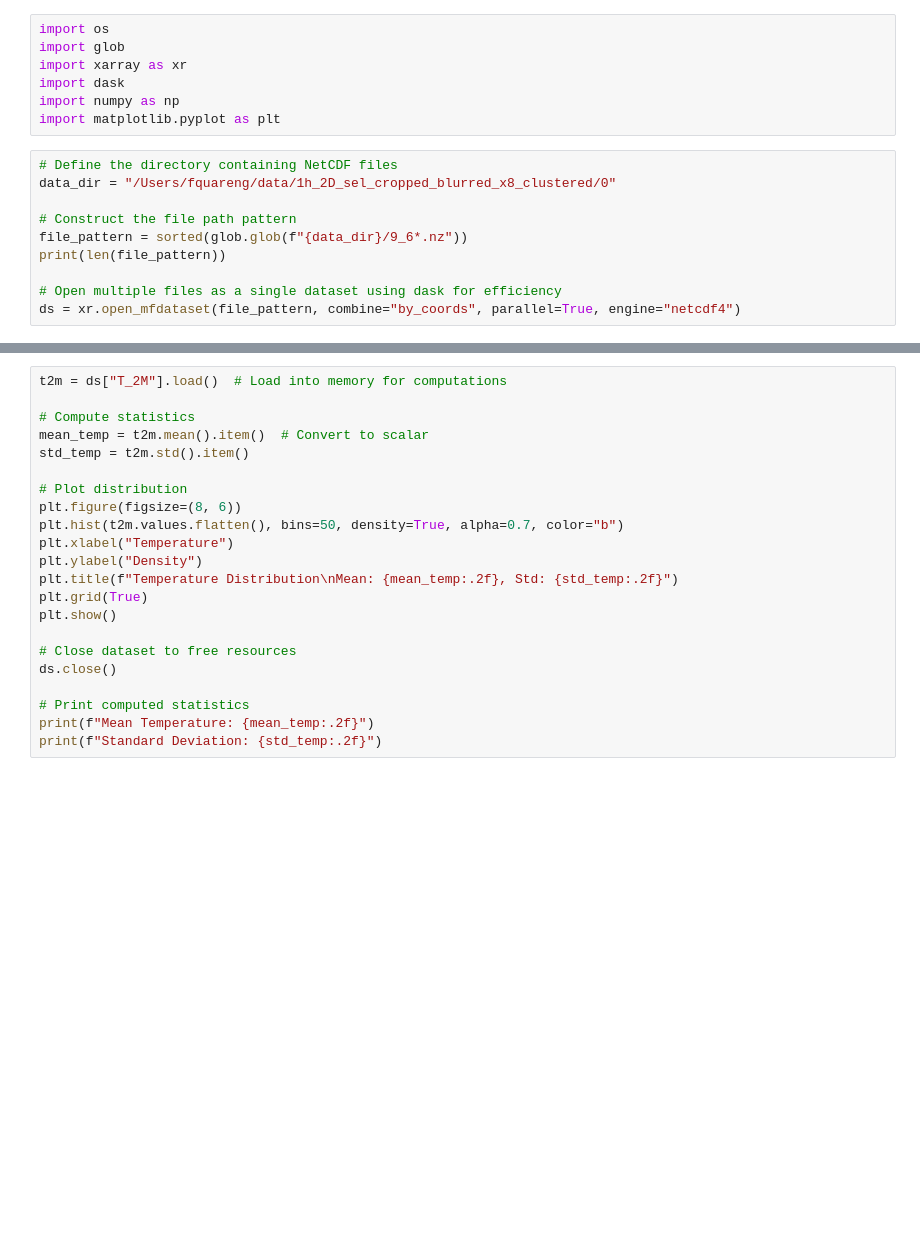
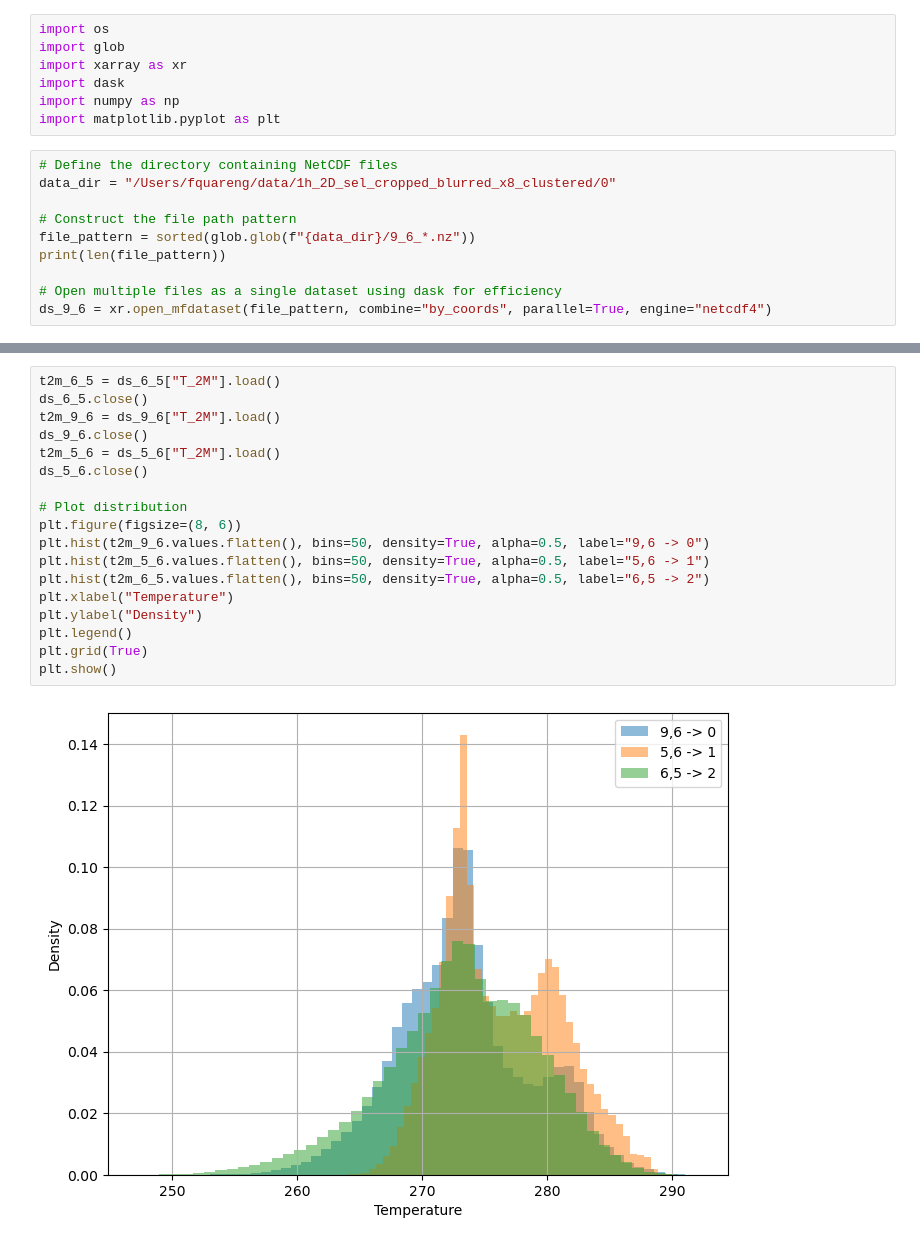
Before and after one commit to fquaren/AdaptationSandbox, a Jupyter notebook: notebooks/domains_analysis.ipynb, the cells around one changed output, grey strips where cells are left out. Saved outputs shown, nothing was run; the diff lists cells and outputs as text; blank space fills up the shorter version.

```diff
--- a/notebooks/domains_analysis.ipynb
+++ b/notebooks/domains_analysis.ipynb
@@ -16,10 +16,10 @@ import matplotlib.pyplot as plt
 data_dir = "/Users/fquareng/data/1h_2D_sel_cropped_blurred_x8_clustered/0"
 
 # Construct the file path pattern
-file_pattern = sorted(glob.glob(f"{data_dir}/9_6*.nz"))
+file_pattern = sorted(glob.glob(f"{data_dir}/9_6_*.nz"))
 print(len(file_pattern))
 
 # Open multiple files as a single dataset using dask for efficiency
-ds = xr.open_mfdataset(file_pattern, combine="by_coords", parallel=True, engine="netcdf4")
+ds_9_6 = xr.open_mfdataset(file_pattern, combine="by_coords", parallel=True, engine="netcdf4")
 # %% [output]
 2879
@@ -103,22 +127,20 @@ ds = xr.open_mfdataset(file_pattern, combine="by_coords", parallel=True, engine=
-# %%
-t2m = ds["T_2M"].load()  # Load into memory for computations
-
-# Compute statistics
-mean_temp = t2m.mean().item()  # Convert to scalar
-std_temp = t2m.std().item()
-
-# Plot distribution
-plt.figure(figsize=(8, 6))
-plt.hist(t2m.values.flatten(), bins=50, density=True, alpha=0.7, color="b")
-plt.xlabel("Temperature")
-plt.ylabel("Density")
-plt.title(f"Temperature Distribution\nMean: {mean_temp:.2f}, Std: {std_temp:.2f}")
-plt.grid(True)
-plt.show()
-
-# Close dataset to free resources
-ds.close()
-
-# Print computed statistics
-print(f"Mean Temperature: {mean_temp:.2f}")
-print(f"Standard Deviation: {std_temp:.2f}")
+# %%
+t2m_6_5 = ds_6_5["T_2M"].load()
+ds_6_5.close()
+t2m_9_6 = ds_9_6["T_2M"].load()
+ds_9_6.close()
+t2m_5_6 = ds_5_6["T_2M"].load()
+ds_5_6.close()
+
+# Plot distribution
+plt.figure(figsize=(8, 6))
+plt.hist(t2m_9_6.values.flatten(), bins=50, density=True, alpha=0.5, label="9,6 -> 0")
+plt.hist(t2m_5_6.values.flatten(), bins=50, density=True, alpha=0.5, label="5,6 -> 1")
+plt.hist(t2m_6_5.values.flatten(), bins=50, density=True, alpha=0.5, label="6,5 -> 2")
+plt.xlabel("Temperature")
+plt.ylabel("Density")
+plt.legend()
+plt.grid(True)
+plt.show()
+# %% [output]
+[figure, added]
```
Also changed, not shown: parts of 7 cells of this notebook, 3 other files.
